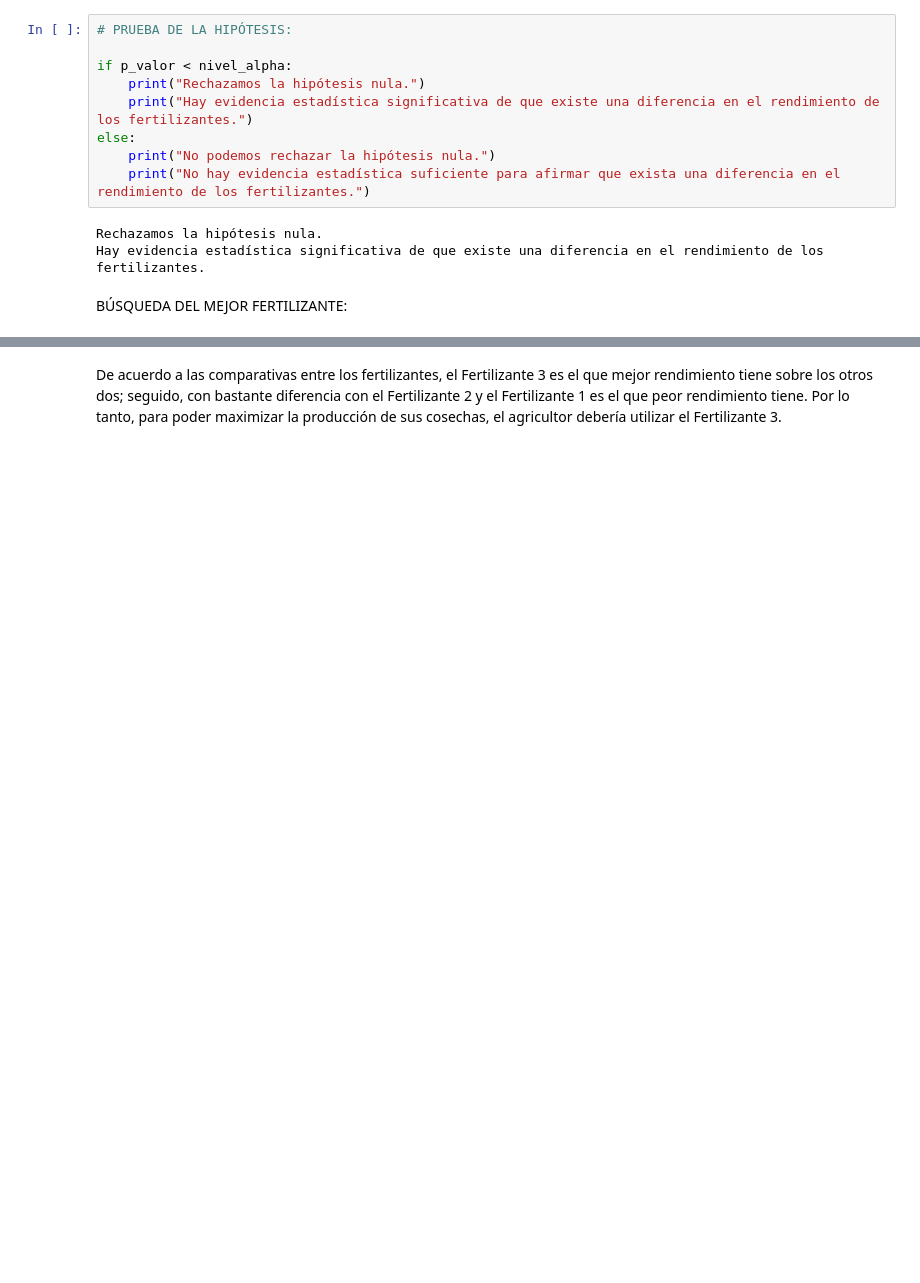
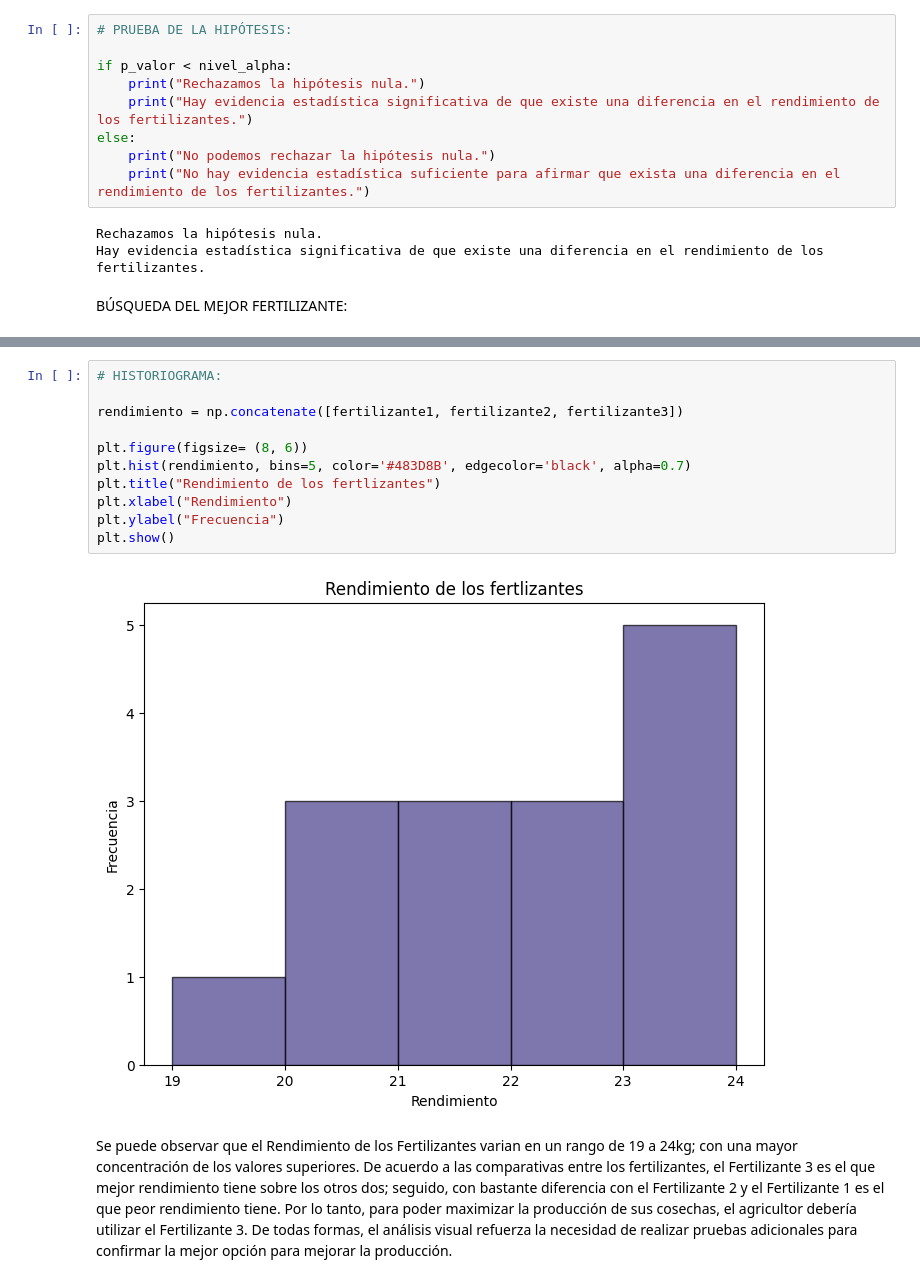
Before and after one commit to 4GeeksAcademy/NGB-91---Hipotesis, a Jupyter notebook: notebook/problems.es.ipynb, the cells around one changed output, grey strips where cells are left out. Cells and saved outputs as stored; diff of their text form; blank space fills up the shorter version.

```diff
--- a/notebook/problems.es.ipynb
+++ b/notebook/problems.es.ipynb
@@ -176,2 +216,16 @@ group1 group2 meandiff p-adj  lower  upper  reject
+# %%
+# HISTORIOGRAMA:
+
+rendimiento = np.concatenate([fertilizante1, fertilizante2, fertilizante3])
+
+plt.figure(figsize= (8, 6))
+plt.hist(rendimiento, bins=5, color='#483D8B', edgecolor='black', alpha=0.7)
+plt.title("Rendimiento de los fertlizantes")
+plt.xlabel("Rendimiento")
+plt.ylabel("Frecuencia")
+plt.show()
+# %% [output]
+[figure, added]
 # %% [markdown]
-De acuerdo a las comparativas entre los fertilizantes, el Fertilizante 3 es el que mejor rendimiento tiene sobre los otros dos; seguido, con bastante diferencia con el Fertilizante 2 y el Fertilizante 1 es el que peor rendimiento tiene. Por lo tanto, para poder maximizar la producción de sus cosechas, el agricultor debería utilizar el Fertilizante 3.
+Se puede observar que el Rendimiento de los Fertilizantes varian en un rango de 19 a 24kg; con una mayor concentración de los valores superiores. De acuerdo a las comparativas entre los fertilizantes, el Fertilizante 3 es el que mejor rendimiento tiene sobre los otros dos; seguido, con bastante diferencia con el Fertilizante 2 y el Fertilizante 1 es el que peor rendimiento tiene. Por lo tanto, para poder maximizar la producción de sus cosechas, el agricultor debería utilizar el Fertilizante 3.
+De todas formas, el análisis visual refuerza la necesidad de realizar pruebas adicionales para confirmar la mejor opción para mejorar la producción.
```
Also changed, not shown: parts of 10 cells of this notebook.
